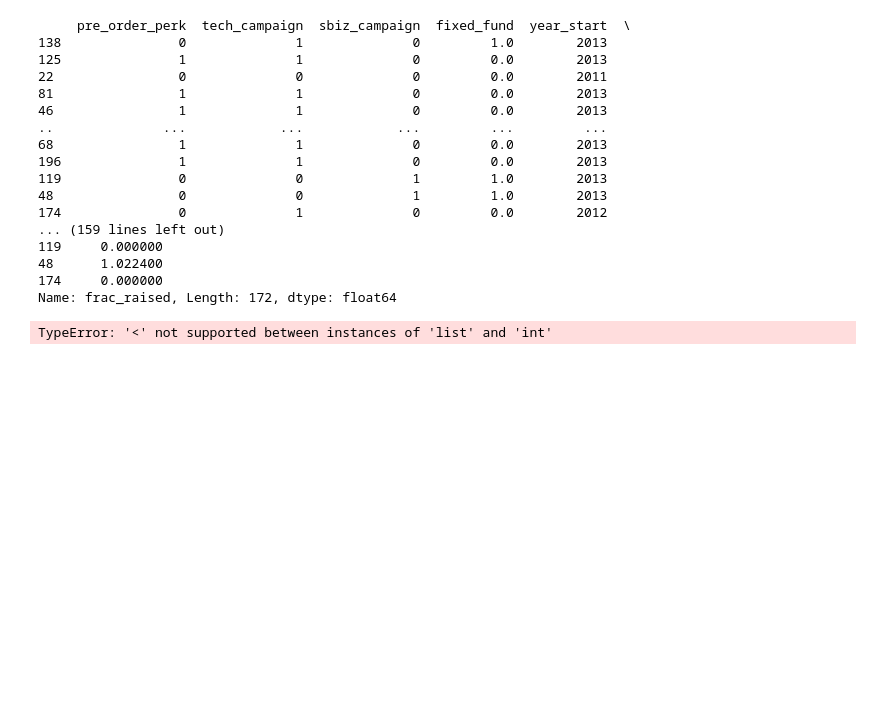
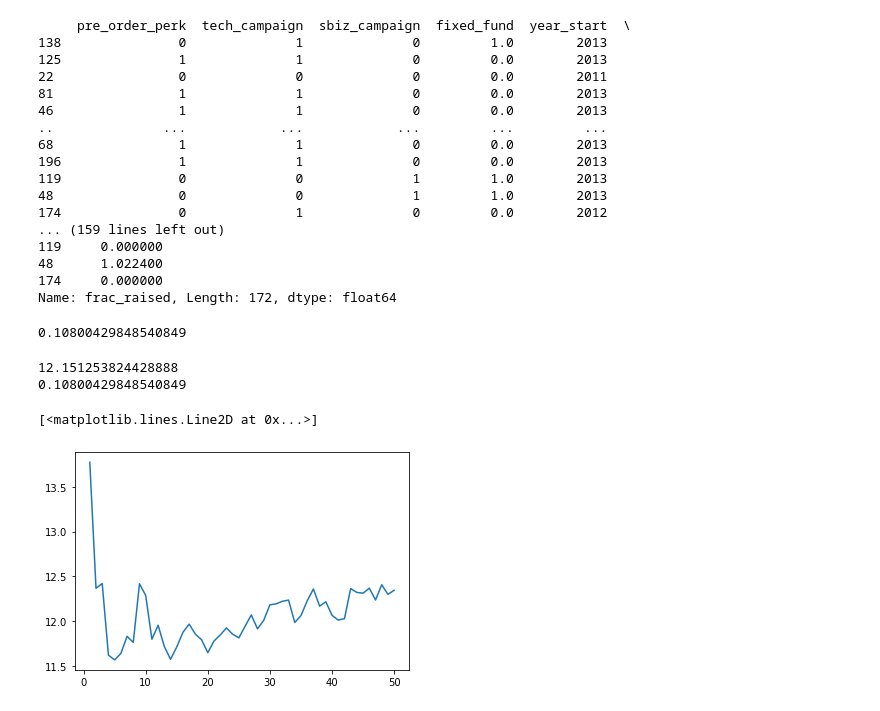
Before and after one commit to justintwoo/Mini-Project-1, a Jupyter notebook: mini_project_2.ipynb, the cells around one changed output. Saved outputs shown, nothing was run; the diff lists cells and outputs as text; code cells hidden in the pictures; blank space fills up the shorter version.

```diff
--- a/mini_project_2.ipynb
+++ b/mini_project_2.ipynb
@@ -243,12 +242,30 @@ print(y_train)
 Name: frac_raised, Length: 172, dtype: float64
 # %%
 # KNN Regression
+knn = KNeighborsRegressor()
 neighbors = [1,3,5,7,9,11,13,15,17,19,21]
-knn_reg = KNeighborsRegressor(n_neighbors=neighbors)
-knn_reg.fit(X_train, y_train)
-knn_reg.predict(X_test)
-knn_reg.score(y_test)
 
-# IDK what is happening and I'm sleepy so I'll look at this tomorrow
+param_grid = dict(n_neighbors = neighbors)
+knn_grid = GridSearchCV(knn, param_grid, cv=10)
+
+knn_grid.fit(features, target)
+y_pred = list(knn_grid.predict(features))
+knn_grid.score(features, target)
 # %% [output]
-TypeError: '<' not supported between instances of 'list' and 'int'
+0.10800429848540849
+# %%
+print(mean_squared_error(target,y_pred))
+print(r2_score(target,y_pred))
+# %% [output]
+12.151253824428888
+0.10800429848540849
+# %%
+error = []
+for k in range(1,51):
+    knn = KNeighborsRegressor(n_neighbors=k)
+    y_pred = cross_val_predict(knn, features, target, cv=5)
+    error.append(mean_squared_error(target,y_pred))
+plt.plot(range(1,51),error)
+# %% [output]
+[<matplotlib.lines.Line2D at 0x...>]
+[figure, added]
```
Also changed, not shown: parts of 2 cells of this notebook.
